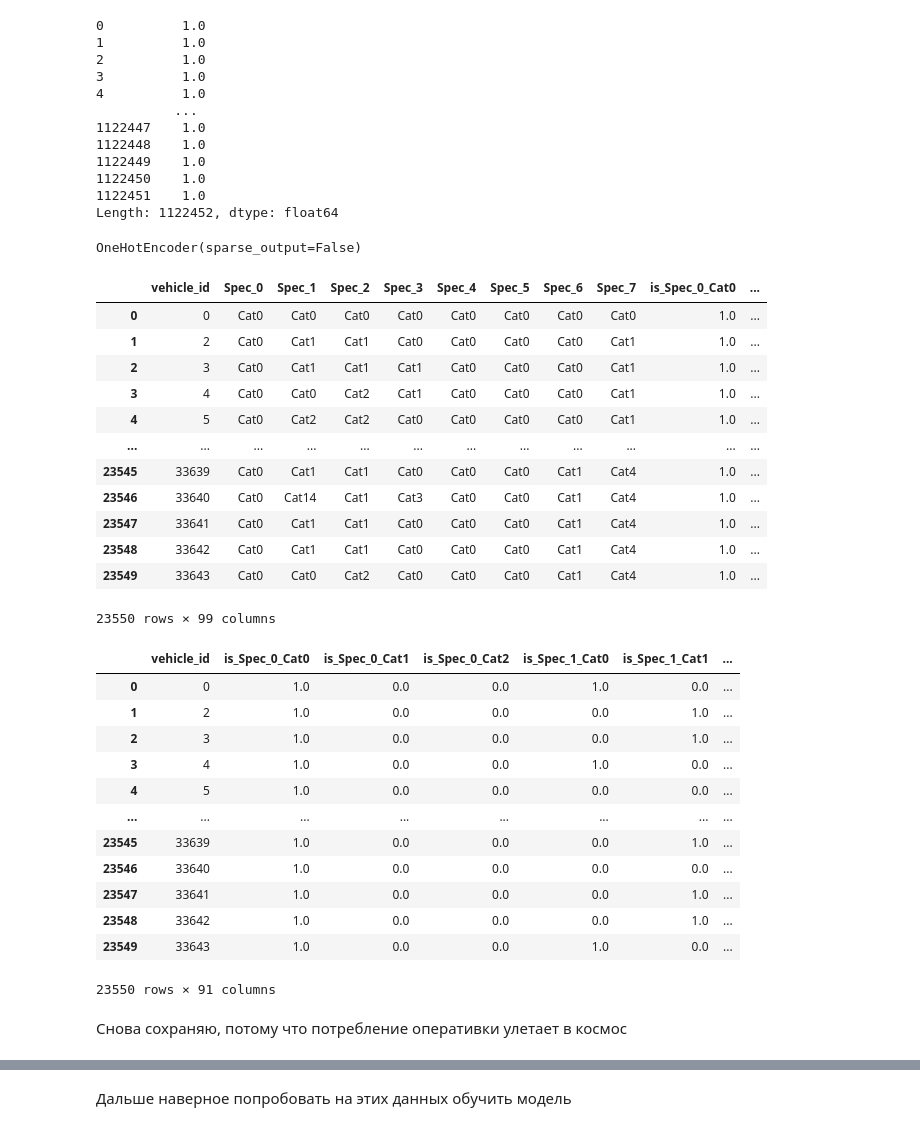
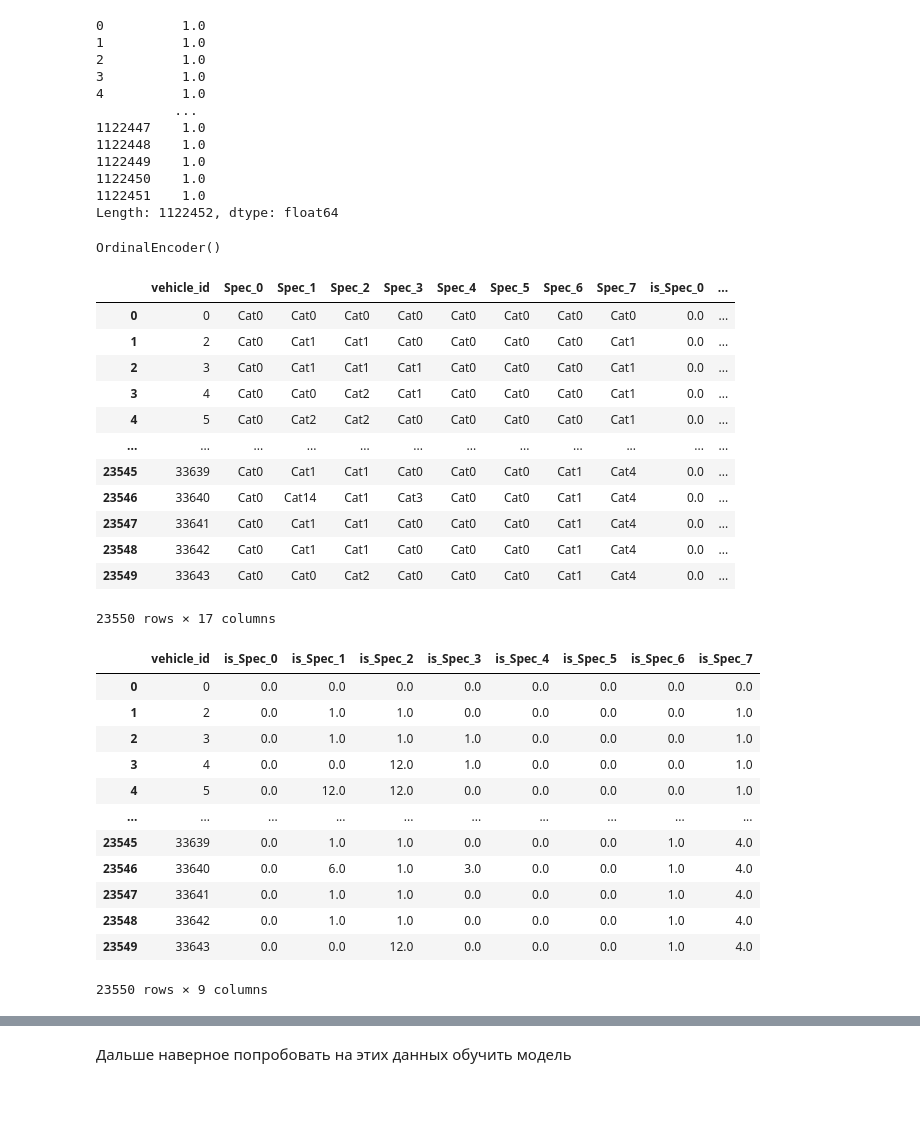
Before and after one commit to Alwaline/predictive_maintenance, a Jupyter notebook: notebooks/EDA.ipynb, the cells around one changed output, grey strips where cells are left out. Saved outputs shown, nothing was run; the diff lists cells and outputs as text; code cells hidden in the pictures; blank space fills up the shorter version.

Commit message:
Заменил OneHotEncoder на OrdinalEncoder

```diff
--- a/notebooks/EDA.ipynb
+++ b/notebooks/EDA.ipynb
@@ -911,46 +911,44 @@ df_operational_readouts_tr_full[[cur_col + "_percent" for cur_col in cur_cols]].
 1122451    1.0
 Length: 1122452, dtype: float64
 # %%
-ohe = OneHotEncoder(sparse_output=False)
+oe = OrdinalEncoder()
 # %%
-ohe.fit(df_specifications_tr.iloc[:, 1:])
+oe.fit(df_specifications_tr.iloc[:, 1:])
 # %% [output]
-OneHotEncoder(sparse_output=False)
+OrdinalEncoder()
 # %%
-df_specifications_tr["is_" + ohe.get_feature_names_out()] = ohe.fit_transform(df_specifications_tr.iloc[:, 1:])
+df_specifications_tr["is_" + oe.get_feature_names_out()] = oe.fit_transform(df_specifications_tr.iloc[:, 1:])
 df_specifications_tr
 # %% [output]
-|  | vehicle_id | Spec_0 | Spec_1 | Spec_2 | Spec_3 | Spec_4 | Spec_5 | Spec_6 | Spec_7 | is_Spec_0_Cat0 | ... |
-| 0 | 0 | Cat0 | Cat0 | Cat0 | Cat0 | Cat0 | Cat0 | Cat0 | Cat0 | 1.0 | ... |
-| 1 | 2 | Cat0 | Cat1 | Cat1 | Cat0 | Cat0 | Cat0 | Cat0 | Cat1 | 1.0 | ... |
-| 2 | 3 | Cat0 | Cat1 | Cat1 | Cat1 | Cat0 | Cat0 | Cat0 | Cat1 | 1.0 | ... |
-| 3 | 4 | Cat0 | Cat0 | Cat2 | Cat1 | Cat0 | Cat0 | Cat0 | Cat1 | 1.0 | ... |
-| 4 | 5 | Cat0 | Cat2 | Cat2 | Cat0 | Cat0 | Cat0 | Cat0 | Cat1 | 1.0 | ... |
+|  | vehicle_id | Spec_0 | Spec_1 | Spec_2 | Spec_3 | Spec_4 | Spec_5 | Spec_6 | Spec_7 | is_Spec_0 | ... |
+| 0 | 0 | Cat0 | Cat0 | Cat0 | Cat0 | Cat0 | Cat0 | Cat0 | Cat0 | 0.0 | ... |
+| 1 | 2 | Cat0 | Cat1 | Cat1 | Cat0 | Cat0 | Cat0 | Cat0 | Cat1 | 0.0 | ... |
+| 2 | 3 | Cat0 | Cat1 | Cat1 | Cat1 | Cat0 | Cat0 | Cat0 | Cat1 | 0.0 | ... |
+| 3 | 4 | Cat0 | Cat0 | Cat2 | Cat1 | Cat0 | Cat0 | Cat0 | Cat1 | 0.0 | ... |
+| 4 | 5 | Cat0 | Cat2 | Cat2 | Cat0 | Cat0 | Cat0 | Cat0 | Cat1 | 0.0 | ... |
 | ... | ... | ... | ... | ... | ... | ... | ... | ... | ... | ... | ... |
-| 23545 | 33639 | Cat0 | Cat1 | Cat1 | Cat0 | Cat0 | Cat0 | Cat1 | Cat4 | 1.0 | ... |
-| 23546 | 33640 | Cat0 | Cat14 | Cat1 | Cat3 | Cat0 | Cat0 | Cat1 | Cat4 | 1.0 | ... |
-| 23547 | 33641 | Cat0 | Cat1 | Cat1 | Cat0 | Cat0 | Cat0 | Cat1 | Cat4 | 1.0 | ... |
-| 23548 | 33642 | Cat0 | Cat1 | Cat1 | Cat0 | Cat0 | Cat0 | Cat1 | Cat4 | 1.0 | ... |
-| 23549 | 33643 | Cat0 | Cat0 | Cat2 | Cat0 | Cat0 | Cat0 | Cat1 | Cat4 | 1.0 | ... |
+| 23545 | 33639 | Cat0 | Cat1 | Cat1 | Cat0 | Cat0 | Cat0 | Cat1 | Cat4 | 0.0 | ... |
+| 23546 | 33640 | Cat0 | Cat14 | Cat1 | Cat3 | Cat0 | Cat0 | Cat1 | Cat4 | 0.0 | ... |
+| 23547 | 33641 | Cat0 | Cat1 | Cat1 | Cat0 | Cat0 | Cat0 | Cat1 | Cat4 | 0.0 | ... |
+| 23548 | 33642 | Cat0 | Cat1 | Cat1 | Cat0 | Cat0 | Cat0 | Cat1 | Cat4 | 0.0 | ... |
+| 23549 | 33643 | Cat0 | Cat0 | Cat2 | Cat0 | Cat0 | Cat0 | Cat1 | Cat4 | 0.0 | ... |
-23550 rows × 99 columns
+23550 rows × 17 columns
 # %%
-df_specifications_tr.iloc[:, [0, *[i for i in range(9, 99)]]]
+df_specifications_tr.iloc[:, [0, *[i for i in range(9, 17)]]]
 # %% [output]
-|  | vehicle_id | is_Spec_0_Cat0 | is_Spec_0_Cat1 | is_Spec_0_Cat2 | is_Spec_1_Cat0 | is_Spec_1_Cat1 | ... |
-| 0 | 0 | 1.0 | 0.0 | 0.0 | 1.0 | 0.0 | ... |
-| 1 | 2 | 1.0 | 0.0 | 0.0 | 0.0 | 1.0 | ... |
-| 2 | 3 | 1.0 | 0.0 | 0.0 | 0.0 | 1.0 | ... |
-| 3 | 4 | 1.0 | 0.0 | 0.0 | 1.0 | 0.0 | ... |
-| 4 | 5 | 1.0 | 0.0 | 0.0 | 0.0 | 0.0 | ... |
-| ... | ... | ... | ... | ... | ... | ... | ... |
-| 23545 | 33639 | 1.0 | 0.0 | 0.0 | 0.0 | 1.0 | ... |
-| 23546 | 33640 | 1.0 | 0.0 | 0.0 | 0.0 | 0.0 | ... |
-| 23547 | 33641 | 1.0 | 0.0 | 0.0 | 0.0 | 1.0 | ... |
-| 23548 | 33642 | 1.0 | 0.0 | 0.0 | 0.0 | 1.0 | ... |
-| 23549 | 33643 | 1.0 | 0.0 | 0.0 | 1.0 | 0.0 | ... |
+|  | vehicle_id | is_Spec_0 | is_Spec_1 | is_Spec_2 | is_Spec_3 | is_Spec_4 | is_Spec_5 | is_Spec_6 | is_Spec_7 |
+| 0 | 0 | 0.0 | 0.0 | 0.0 | 0.0 | 0.0 | 0.0 | 0.0 | 0.0 |
+| 1 | 2 | 0.0 | 1.0 | 1.0 | 0.0 | 0.0 | 0.0 | 0.0 | 1.0 |
+| 2 | 3 | 0.0 | 1.0 | 1.0 | 1.0 | 0.0 | 0.0 | 0.0 | 1.0 |
+| 3 | 4 | 0.0 | 0.0 | 12.0 | 1.0 | 0.0 | 0.0 | 0.0 | 1.0 |
+| 4 | 5 | 0.0 | 12.0 | 12.0 | 0.0 | 0.0 | 0.0 | 0.0 | 1.0 |
+| ... | ... | ... | ... | ... | ... | ... | ... | ... | ... |
+| 23545 | 33639 | 0.0 | 1.0 | 1.0 | 0.0 | 0.0 | 0.0 | 1.0 | 4.0 |
+| 23546 | 33640 | 0.0 | 6.0 | 1.0 | 3.0 | 0.0 | 0.0 | 1.0 | 4.0 |
+| 23547 | 33641 | 0.0 | 1.0 | 1.0 | 0.0 | 0.0 | 0.0 | 1.0 | 4.0 |
+| 23548 | 33642 | 0.0 | 1.0 | 1.0 | 0.0 | 0.0 | 0.0 | 1.0 | 4.0 |
+| 23549 | 33643 | 0.0 | 0.0 | 12.0 | 0.0 | 0.0 | 0.0 | 1.0 | 4.0 |
-23550 rows × 91 columns
+23550 rows × 9 columns
-# %% [markdown]
-Снова сохраняю, потому что потребление оперативки улетает в космос
 # %%
 df_operational_readouts_tr_full.to_csv("../data/train_operational_readouts_full.csv", index=False)
 df_specifications_tr.to_csv("../data/train_specifications_tr_prepare.csv", index=False)
```
Also changed, not shown: parts of 4 cells of this notebook.
